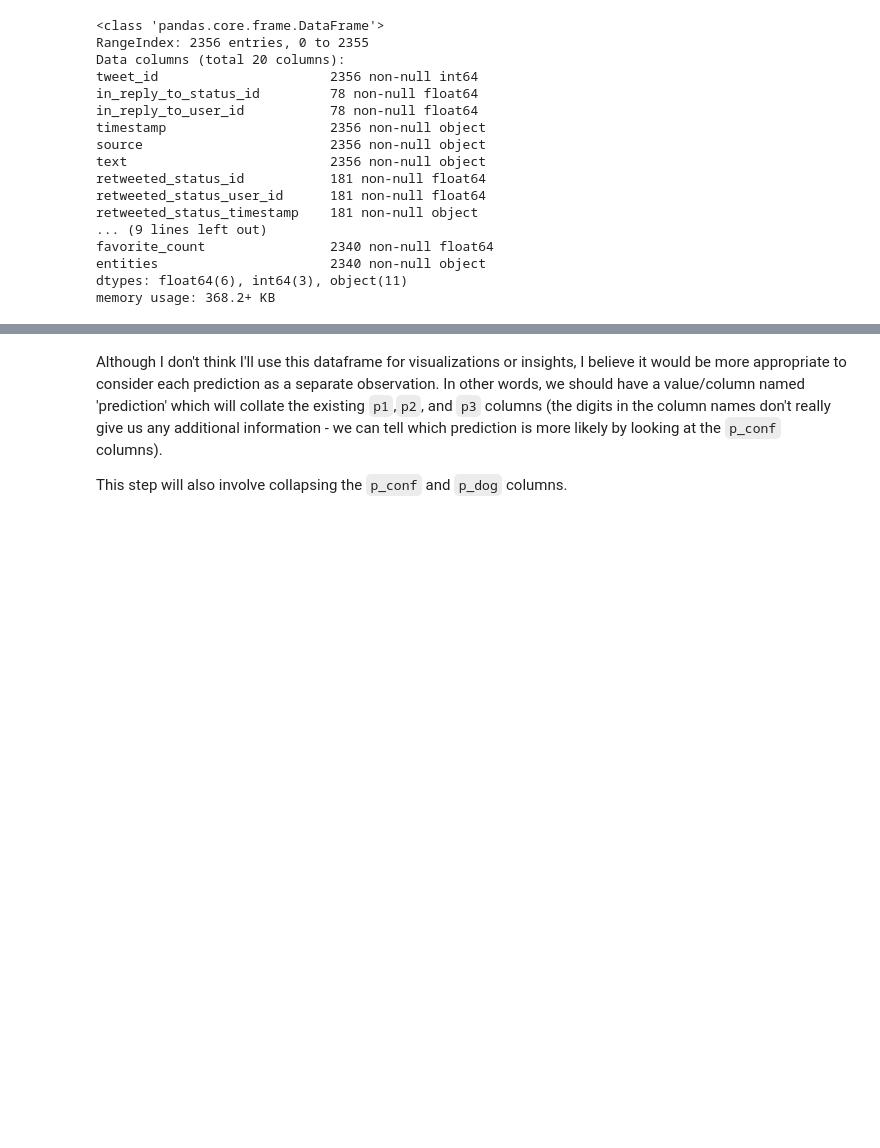
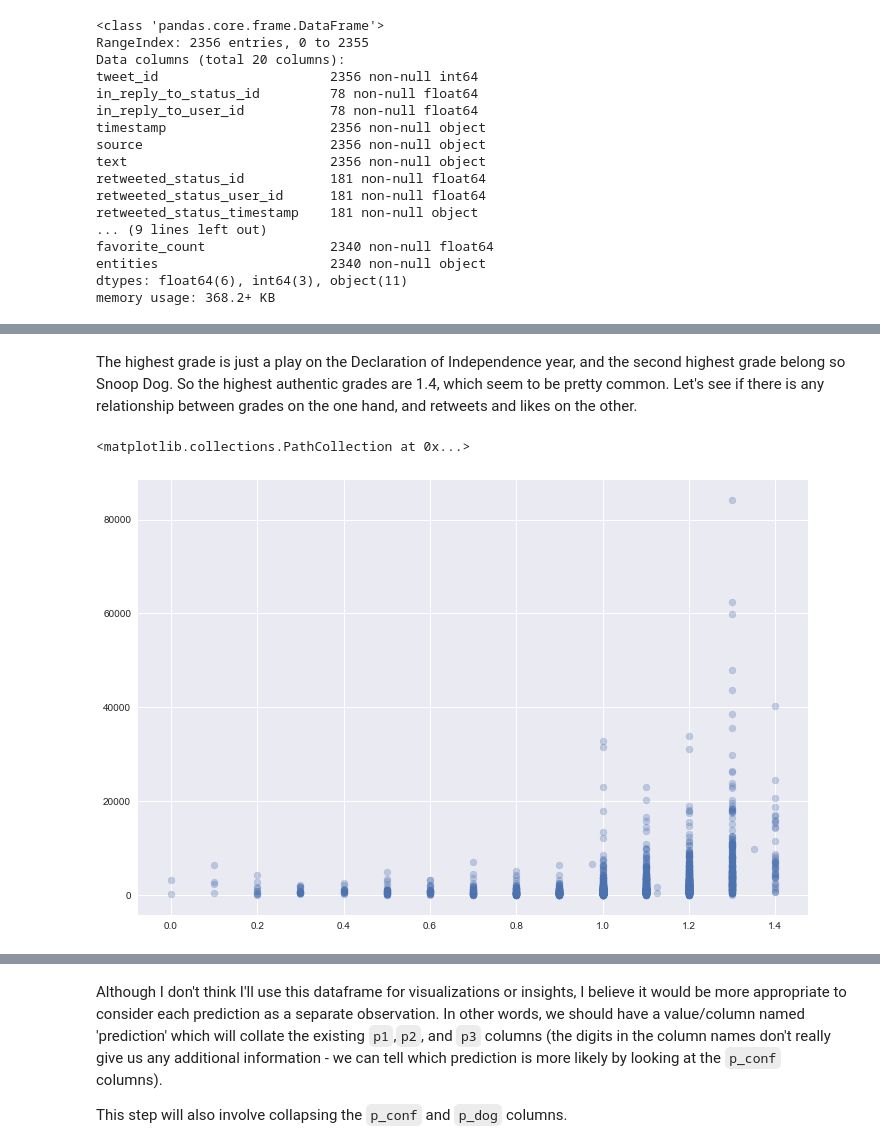
Before and after one commit to bogdanrabanca/dog_project, a Jupyter notebook: dog_project.ipynb, the cells around one changed output, grey strips where cells are left out. Cells and saved outputs as stored; diff of their text form; code cells hidden in the pictures; blank space fills up the shorter version.

```diff
--- a/dog_project.ipynb
+++ b/dog_project.ipynb
@@ -524,2 +525,2 @@ tweet_df.head()
 # %%
-tweet_df.drop(columns=[['doggo','floofer','pupper','puppo']], inplace=True)
+tweet_df.drop(['doggo','floofer','pupper','puppo'], axis=1, inplace=True)
@@ -545,10 +546,0 @@ tweet_df.head()
-# %%
-# def get_hashtags(text):
-
-i=0
-k=0
-while k<100:
-    if tweet_df.loc[i,'hashtags']!=' ':
-        print tweet_df.loc[i,'hashtags']
-        k=k+1
-    i=i+1
@@ -571,0 +549,3 @@ prediction_df.head()
+# %%
+tweet_df.drop(['retweeted_status_id','retweeted_status_user_id','retweeted_status_timestamp'], axis=1, inplace=True)
+tweet_df.to_csv('twitter_archive_master.csv')
@@ -591,0 +641,10 @@ memory usage: 152.0+ KB
+# %%
+# tweet_df['rating_numerator']=tweet_df['rating_numerator'].astype(float)
+# tweet_df['rating_denominator']=tweet_df['rating_denominator'].astype(float)
+
+for i in tweet_df.index:
+    if tweet_df.loc[i,'rating_numerator'] is not None:
+        tweet_df.loc[i,'grade']=float(tweet_df.loc[i,'rating_numerator'])/int(tweet_df.loc[i,'rating_denominator'])
+
+tweet_df.sort_values('grade',ascending=False)['grade'].head(30)
+# tweet_df.loc[1351,:]
@@ -591,0 +669,9 @@ memory usage: 152.0+ KB
+# %% [markdown]
+The highest grade is just a play on the Declaration of Independence year, and the second highest grade belong so Snoop Dog. So the highest authentic grades are 1.4, which seem to be pretty common. Let's see if there is any relationship between grades on the one hand, and retweets and likes on the other.
+# %%
+plt.figure(figsize=(12,8))
+temp_df=tweet_df.drop([979,2074],axis=0)
+plt.scatter(temp_df['grade'],temp_df['retweet_count'],alpha=.3)
+# %% [output]
+<matplotlib.collections.PathCollection at 0x...>
+[figure, added]
```
Also changed, not shown: parts of 37 cells of this notebook.
